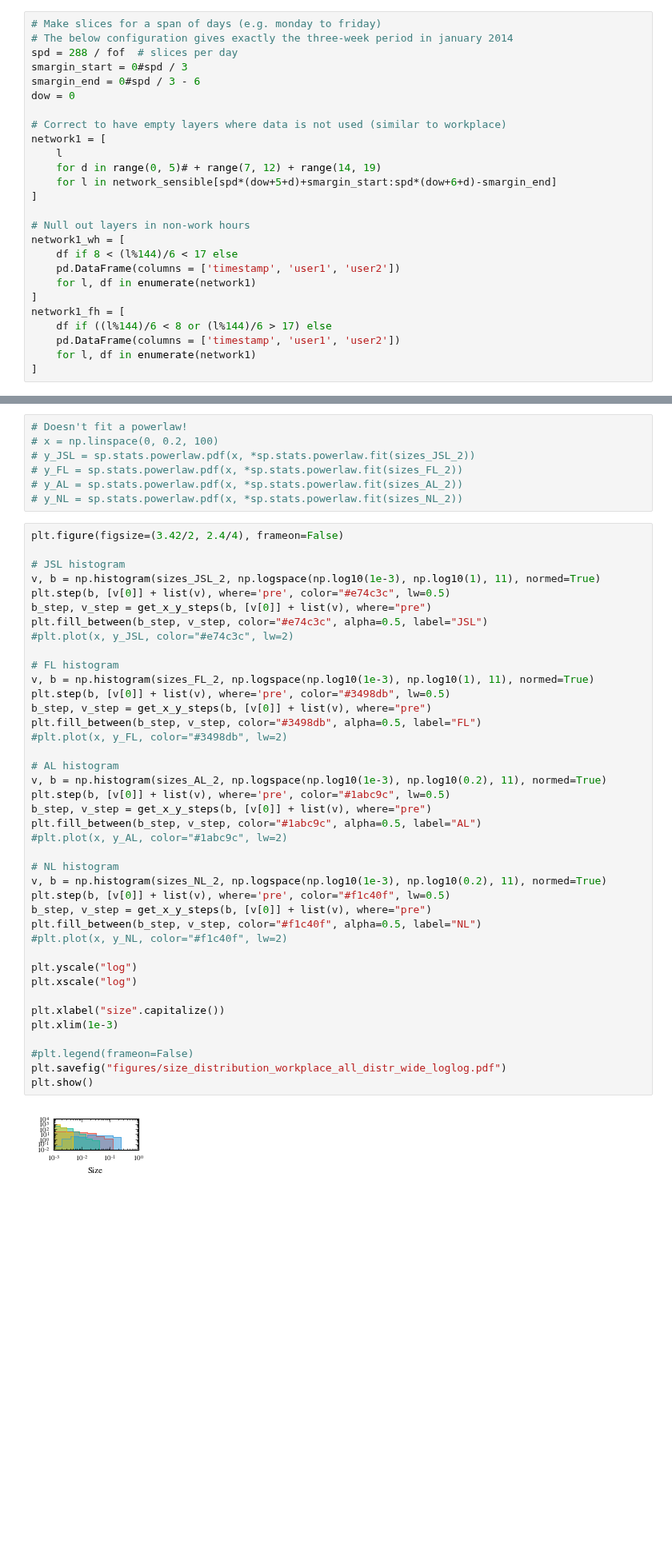
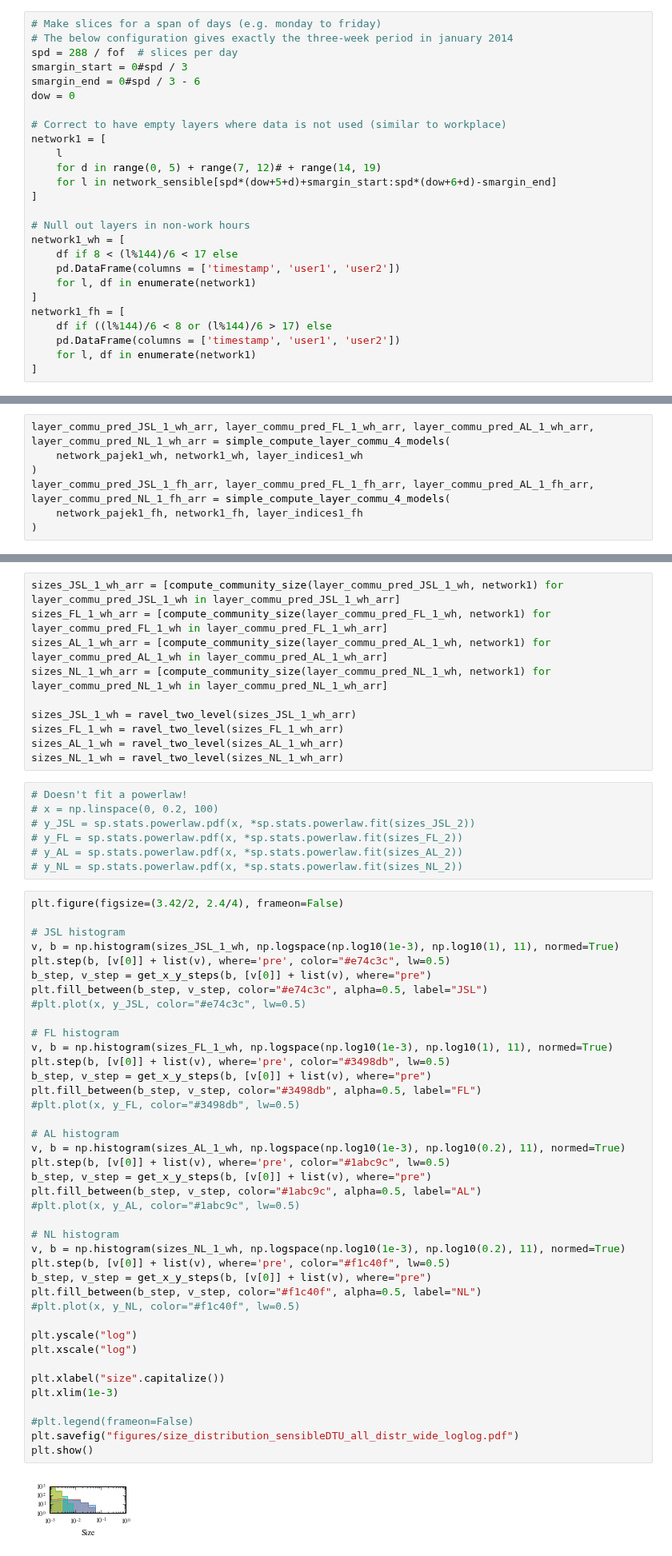
Before and after one commit to ulfaslak/recurrent_communities, a Jupyter notebook: results_real_data.ipynb, the cells around one changed output, grey strips where cells are left out. Shown at 80% size. Drawn from its saved outputs; the diff is of its cells as text; blank space fills up the shorter version.

```diff
--- a/results_real_data.ipynb
+++ b/results_real_data.ipynb
@@ -727,7 +862,7 @@ dow = 0
 # Correct to have empty layers where data is not used (similar to workplace)
 network1 = [
     l
-    for d in range(0, 5)# + range(7, 12) + range(14, 19)
+    for d in range(0, 5) + range(7, 12)# + range(14, 19)
     for l in network_sensible[spd*(dow+5+d)+smargin_start:spd*(dow+6+d)-smargin_end]
 ]
 
@@ -826,3 +966,10 @@ layer_commu_pred_JSL_1_fh_arr, layer_commu_pred_FL_1_fh_arr, layer_commu_pred_AL
+# %%
+layer_commu_pred_JSL_1_wh_arr, layer_commu_pred_FL_1_wh_arr, layer_commu_pred_AL_1_wh_arr, layer_commu_pred_NL_1_wh_arr = simple_compute_layer_commu_4_models(
+    network_pajek1_wh, network1_wh, layer_indices1_wh
+)
+layer_commu_pred_JSL_1_fh_arr, layer_commu_pred_FL_1_fh_arr, layer_commu_pred_AL_1_fh_arr, layer_commu_pred_NL_1_fh_arr = simple_compute_layer_commu_4_models(
+    network_pajek1_fh, network1_fh, layer_indices1_fh
+)
 # %% [markdown]
 ### Degree of mixing
 # %% [markdown]
@@ -1468,3 +1605,13 @@ sizes_NL_2 = ravel_two_level(sizes_NL_2_arr)
+# %%
+sizes_JSL_1_wh_arr = [compute_community_size(layer_commu_pred_JSL_1_wh, network1) for layer_commu_pred_JSL_1_wh in layer_commu_pred_JSL_1_wh_arr]
+sizes_FL_1_wh_arr = [compute_community_size(layer_commu_pred_FL_1_wh, network1) for layer_commu_pred_FL_1_wh in layer_commu_pred_FL_1_wh_arr]
+sizes_AL_1_wh_arr = [compute_community_size(layer_commu_pred_AL_1_wh, network1) for layer_commu_pred_AL_1_wh in layer_commu_pred_AL_1_wh_arr]
+sizes_NL_1_wh_arr = [compute_community_size(layer_commu_pred_NL_1_wh, network1) for layer_commu_pred_NL_1_wh in layer_commu_pred_NL_1_wh_arr]
+
+sizes_JSL_1_wh = ravel_two_level(sizes_JSL_1_wh_arr)
+sizes_FL_1_wh = ravel_two_level(sizes_FL_1_wh_arr)
+sizes_AL_1_wh = ravel_two_level(sizes_AL_1_wh_arr)
+sizes_NL_1_wh = ravel_two_level(sizes_NL_1_wh_arr)
 # %%
 # Doesn't fit a powerlaw!
 # x = np.linspace(0, 0.2, 100)
@@ -1476,44 +1623,44 @@ sizes_NL_2 = ravel_two_level(sizes_NL_2_arr)
 plt.figure(figsize=(3.42/2, 2.4/4), frameon=False)
 
 # JSL histogram
-v, b = np.histogram(sizes_JSL_2, np.logspace(np.log10(1e-3), np.log10(1), 11), normed=True)
+v, b = np.histogram(sizes_JSL_1_wh, np.logspace(np.log10(1e-3), np.log10(1), 11), normed=True)
 plt.step(b, [v[0]] + list(v), where='pre', color="#e74c3c", lw=0.5)
 b_step, v_step = get_x_y_steps(b, [v[0]] + list(v), where="pre")
 plt.fill_between(b_step, v_step, color="#e74c3c", alpha=0.5, label="JSL")
-#plt.plot(x, y_JSL, color="#e74c3c", lw=2)
+#plt.plot(x, y_JSL, color="#e74c3c", lw=0.5)
 
 # FL histogram
-v, b = np.histogram(sizes_FL_2, np.logspace(np.log10(1e-3), np.log10(1), 11), normed=True)
+v, b = np.histogram(sizes_FL_1_wh, np.logspace(np.log10(1e-3), np.log10(1), 11), normed=True)
 plt.step(b, [v[0]] + list(v), where='pre', color="#3498db", lw=0.5)
 b_step, v_step = get_x_y_steps(b, [v[0]] + list(v), where="pre")
 plt.fill_between(b_step, v_step, color="#3498db", alpha=0.5, label="FL")
-#plt.plot(x, y_FL, color="#3498db", lw=2)
+#plt.plot(x, y_FL, color="#3498db", lw=0.5)
 
 # AL histogram
-v, b = np.histogram(sizes_AL_2, np.logspace(np.log10(1e-3), np.log10(0.2), 11), normed=True)
+v, b = np.histogram(sizes_AL_1_wh, np.logspace(np.log10(1e-3), np.log10(0.2), 11), normed=True)
 plt.step(b, [v[0]] + list(v), where='pre', color="#1abc9c", lw=0.5)
 b_step, v_step = get_x_y_steps(b, [v[0]] + list(v), where="pre")
 plt.fill_between(b_step, v_step, color="#1abc9c", alpha=0.5, label="AL")
-#plt.plot(x, y_AL, color="#1abc9c", lw=2)
+#plt.plot(x, y_AL, color="#1abc9c", lw=0.5)
 
 # NL histogram
-v, b = np.histogram(sizes_NL_2, np.logspace(np.log10(1e-3), np.log10(0.2), 11), normed=True)
+v, b = np.histogram(sizes_NL_1_wh, np.logspace(np.log10(1e-3), np.log10(0.2), 11), normed=True)
 plt.step(b, [v[0]] + list(v), where='pre', color="#f1c40f", lw=0.5)
 b_step, v_step = get_x_y_steps(b, [v[0]] + list(v), where="pre")
 plt.fill_between(b_step, v_step, color="#f1c40f", alpha=0.5, label="NL")
-#plt.plot(x, y_NL, color="#f1c40f", lw=2)
+#plt.plot(x, y_NL, color="#f1c40f", lw=0.5)
 
 plt.yscale("log")
 plt.xscale("log")
 
 plt.xlabel("size".capitalize())
 plt.xlim(1e-3)
 
 #plt.legend(frameon=False)
-plt.savefig("figures/size_distribution_workplace_all_distr_wide_loglog.pdf")
+plt.savefig("figures/size_distribution_sensibleDTU_all_distr_wide_loglog.pdf")
 plt.show()
 # %% [output]
-[figure, old version]
+[figure, new version]
 # %%
 plt.figure(figsize=(3.42/2, 2.4/4), frameon=False)
 
```
Also changed, not shown: parts of 49 cells of this notebook, 9 other files.
